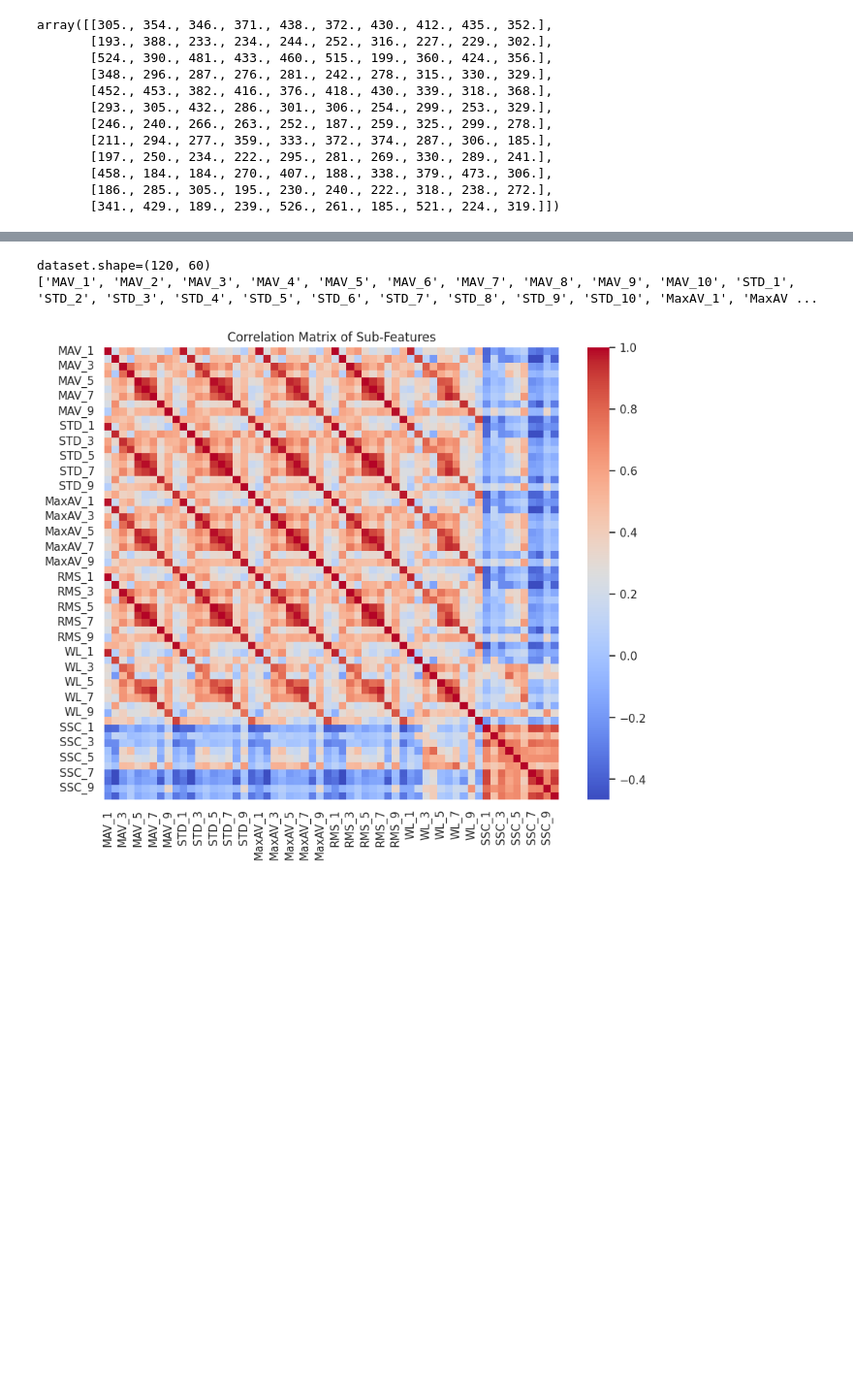
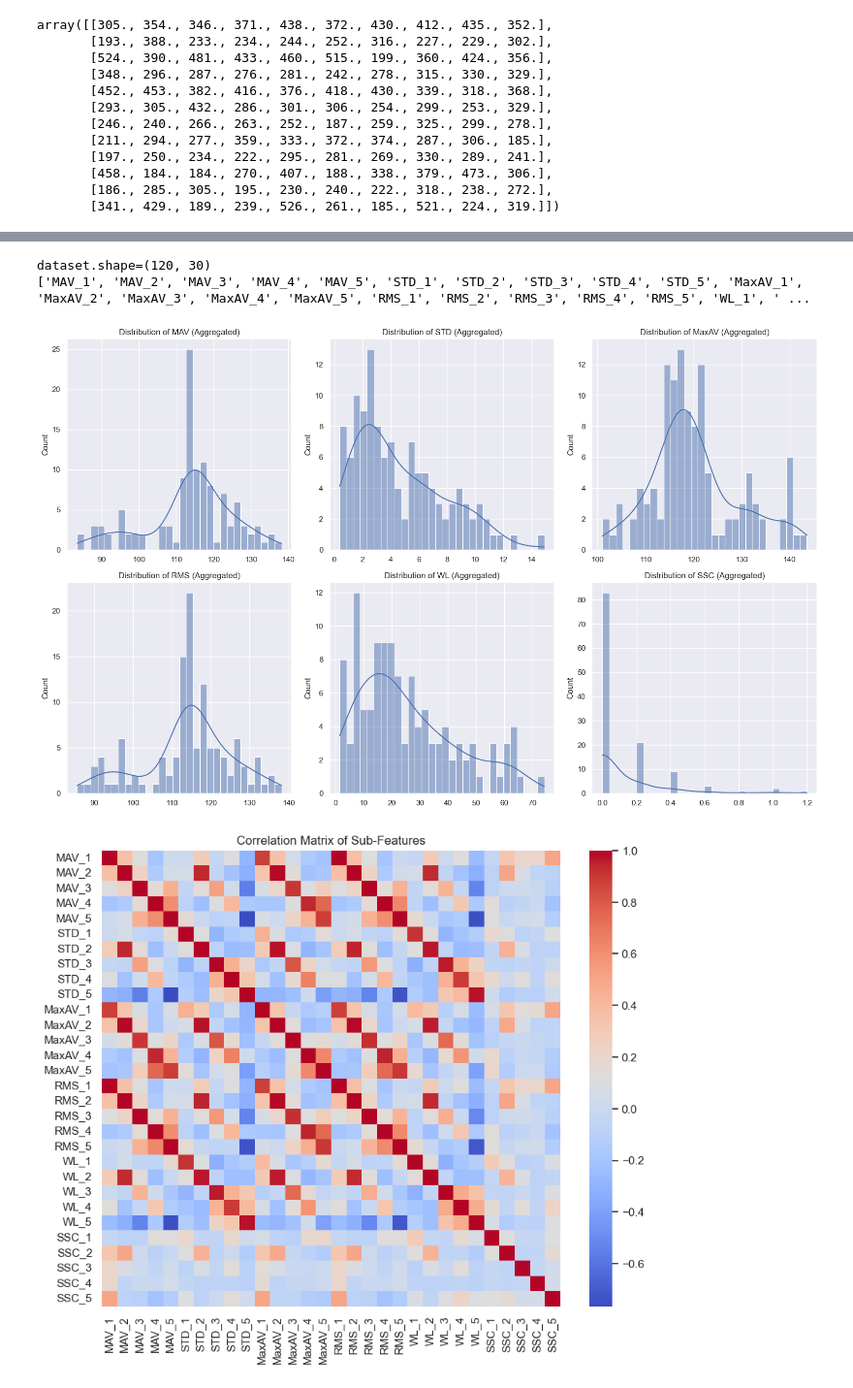
Before and after one commit to YuanshengZhou309/NSSP_Project2, a Jupyter notebook: Miniproject2-Part3.ipynb, the cells around one changed output, grey strips where cells are left out. Shown at 97% size. Saved outputs shown, nothing was run; the diff lists cells and outputs as text; code cells hidden in the pictures; blank space fills up the shorter version.

```diff
--- a/Miniproject2-Part3.ipynb
+++ b/Miniproject2-Part3.ipynb
@@ -178,5 +288,6 @@ def compute_features(emg_signal, window_width, sliding_step):
 # %%
 # Define the features
+
 # Mean absolute value (MAV)
 mav = lambda x: np.mean(np.abs(x), axis=0)
 # Standard Deviation (STD)
@@ -190,5 +301,16 @@ wl = lambda x: np.sum(np.abs(np.diff(x, axis=0)), axis=0)
 # Slope sign changes (SSC)
 ssc = lambda x: np.sum((np.diff(x, axis=0)[:-1, :] * np.diff(x, axis=0)[1:, :]) < 0, axis=0)
 
-window_width = 400  # 200 ms window
-sliding_step = 100  # 50 ms step
+#Feel free to add more features, e.g. frequency domain features. (See https://doi.org/10.3390/s19204596 and https://doi.org/10.1088/0967-3334/24/2/307)
+
+
+dataset, labels = build_dataset_from_ninapro(
+    emg=emg,
+    stimulus=stimulus,
+    repetition=repetition,
+    features=[mav, std, maxav, rms, wl, ssc]
+    # features=[maxav]
+)
+
+print(f"dataset dimension: {dataset.shape}")
+print(f"labels dimension: {labels.shape}")
@@ -242,43 +334,44 @@ plt.show()
 # %%
 import matplotlib.pyplot as plt
 import seaborn as sns
 import numpy as np
 import pandas as pd
 
 # Assuming `dataset` and `labels` are already built
 feature_names = ["MAV", "STD", "MaxAV", "RMS", "WL", "SSC"]
-expanded_feature_names = [f"{feature}_{i+1}" for feature in feature_names for i in range(10)]
+expanded_feature_names = [f"{feature}_{i+1}" for feature in feature_names for i in range(5)]
 
 # Convert dataset into a DataFrame for easy manipulation and visualization
 print(f'dataset.shape={dataset.shape}')
 print(expanded_feature_names)
 df = pd.DataFrame(dataset, columns=expanded_feature_names)
 df['Label'] = labels
 
-# # 1. Distribution of each main feature (aggregate across sub-features)
-# plt.figure(figsize=(16, 10))
-# for i, feature in enumerate(feature_names):
-#     sub_features = [f"{feature}_{j+1}" for j in range(5)]
-#     aggregated_values = df[sub_features].mean(axis=1)  # Aggregate sub-feature values
-#     plt.subplot(2, 3, i + 1)
-#     sns.histplot(aggregated_values, kde=True, bins=30)
-#     plt.title(f'Distribution of {feature} (Aggregated)')
-# plt.tight_layout()
-# plt.show()
+# 1. Distribution of each main feature (aggregate across sub-features)
+plt.figure(figsize=(16, 10))
+for i, feature in enumerate(feature_names):
+    sub_features = [f"{feature}_{j+1}" for j in range(5)]
+    aggregated_values = df[sub_features].mean(axis=1)  # Aggregate sub-feature values
+    plt.subplot(2, 3, i + 1)
+    sns.histplot(aggregated_values, kde=True, bins=30)
+    plt.title(f'Distribution of {feature} (Aggregated)')
+plt.tight_layout()
+plt.show()
 
 # 2. Correlation Heatmap for all sub-features
 plt.figure(figsize=(10, 8))
 corr_matrix = df[expanded_feature_names].corr()
 sns.heatmap(corr_matrix, annot=False, fmt=".2f", cmap="coolwarm")  # Set `annot=True` for detailed values
 plt.title("Correlation Matrix of Sub-Features")
 plt.show()
 
-# # 3. Pairplot for selected sub-features (if data size is manageable)
-# # Use first sub-feature of each type for simplicity
-# selected_features = [f"{feature}_1" for feature in feature_names]
-# sns.pairplot(df, vars=selected_features, hue='Label', palette='tab10', diag_kind='kde')
-# plt.show()
+# 3. Pairplot for selected sub-features (if data size is manageable)
+# Use first sub-feature of each type for simplicity
+selected_features = [f"{feature}_1" for feature in feature_names]
+sns.pairplot(df, vars=selected_features, hue='Label', palette='tab10', diag_kind='kde')
+plt.show()
 # %% [output]
-dataset.shape=(120, 60)
-['MAV_1', 'MAV_2', 'MAV_3', 'MAV_4', 'MAV_5', 'MAV_6', 'MAV_7', 'MAV_8', 'MAV_9', 'MAV_10', 'STD_1', 'STD_2', 'STD_3', 'STD_4', 'STD_5', 'STD_6', 'STD_7', 'STD_8', 'STD_9', 'STD_10', 'MaxAV_1', 'MaxAV ...
+dataset.shape=(120, 30)
+['MAV_1', 'MAV_2', 'MAV_3', 'MAV_4', 'MAV_5', 'STD_1', 'STD_2', 'STD_3', 'STD_4', 'STD_5', 'MaxAV_1', 'MaxAV_2', 'MaxAV_3', 'MaxAV_4', 'MaxAV_5', 'RMS_1', 'RMS_2', 'RMS_3', 'RMS_4', 'RMS_5', 'WL_1', ' ...
-[figure, old version]
+[figure, new version]
+[figure, added]
```
Also changed, not shown: parts of 41 cells of this notebook, 7 other files.
